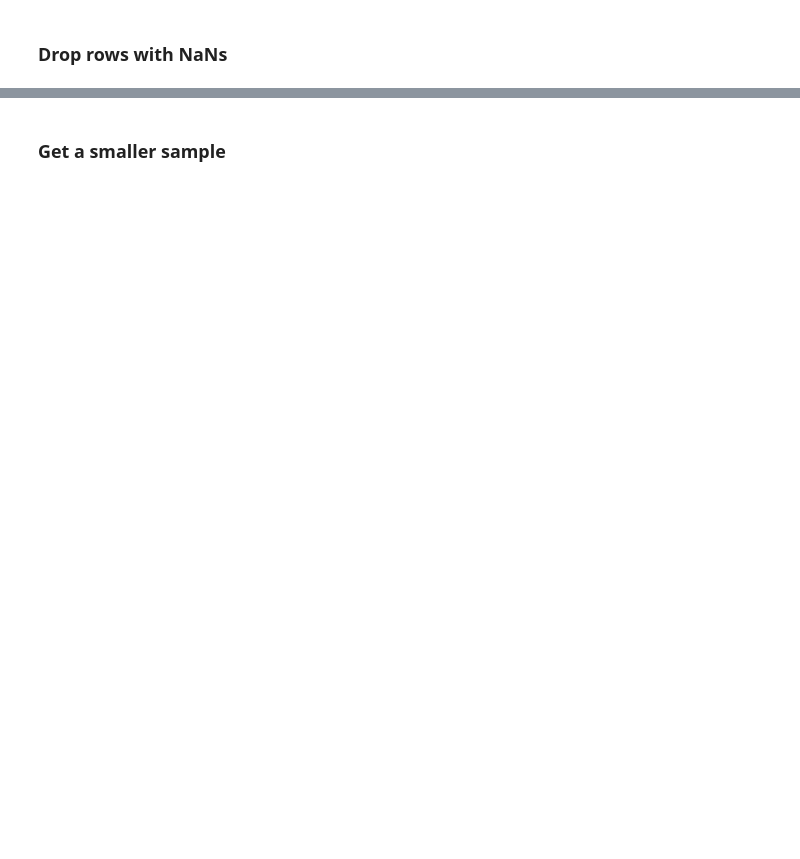
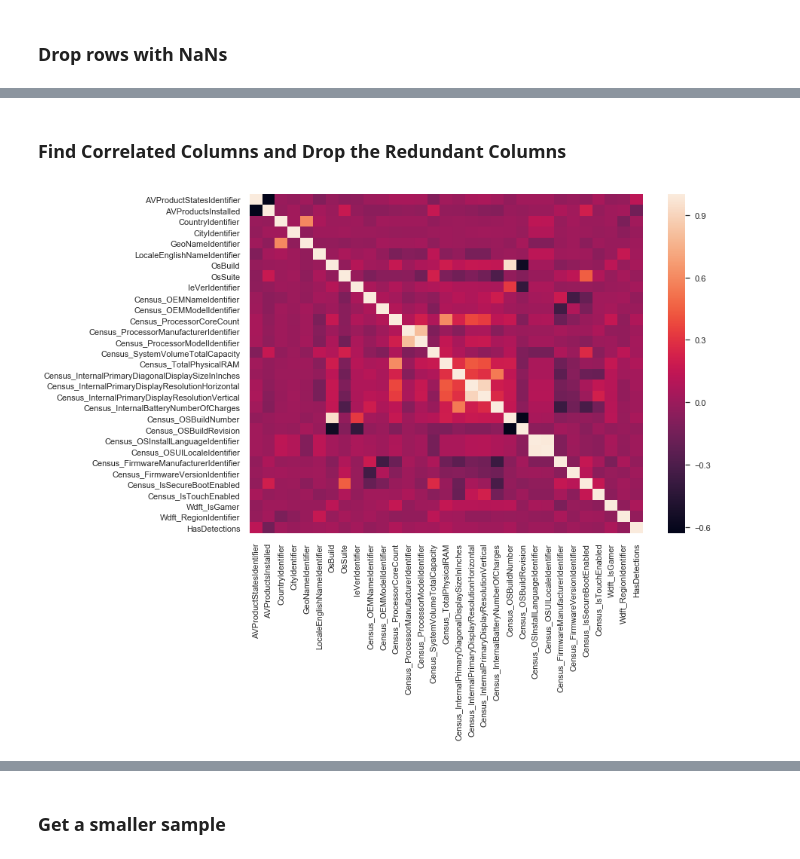
Before and after one commit to tjdolan121/microsoft-kaggle-comp, a Jupyter notebook: data-cleaning.ipynb, the cells around one changed output, grey strips where cells are left out. Cells and saved outputs as stored; diff of their text form; code cells hidden in the pictures; blank space fills up the shorter version.

```diff
--- a/data-cleaning.ipynb
+++ b/data-cleaning.ipynb
@@ -152,0 +235,12 @@ df.reset_index(drop=True, inplace=True)
+# %%
+# TODO: Implement this programmatically
+
+# df.ProductName.value_counts
+
+to_drop = ['ProductName', 'IsBeta', 'RtpStateBitfield', 'IsSxsPassiveMode', 'AVProductsEnabled',
+           'HasTpm', 'Platform', 'OsVer', 'IsProtected', 'AutoSampleOptIn', 'SMode', 'Firewall',
+           'UacLuaenable', 'Census_DeviceFamily', 'Census_PrimaryDiskTotalCapacity', 'Census_HasOpticalDiskDrive',
+           'Census_IsPortableOperatingSystem', 'Census_IsFlightsDisabled', 'Census_IsVirtualDevice', 'Census_IsPenCapable',
+           'Census_IsAlwaysOnAlwaysConnectedCapable']
+
+df.drop(to_drop, axis=1, inplace=True)
@@ -152,0 +269,14 @@ df.reset_index(drop=True, inplace=True)
+# %%
+# TODO: make each column have less categories by .apply() (Processor, CensusOSArch, CensusGenuine, CensusFlightRing)
+
+
+def print_value_counts(df):
+    out = []
+    for col in df.columns:
+        if col != 'MachineIdentifier' and df[col].dtype.name == 'category':
+            out.append((df[col].value_counts().count(), col))
+    out.sort(key=lambda x: x[0], reverse=True)
+    return out
+# %%
+out = print_value_counts(df)
+out
@@ -152,0 +343,10 @@ df.reset_index(drop=True, inplace=True)
+# %% [markdown]
+### Find Correlated Columns and Drop the Redundant Columns
+# %%
+# Let's do this on a smaller sample
+
+df_sample = df.sample(10000)
+sns.set(rc={'figure.figsize':(11.7,8.27)})
+sns.heatmap(df_sample.corr());
+# %% [output]
+[figure, added]
```
Also changed, not shown: parts of 34 cells of this notebook.
